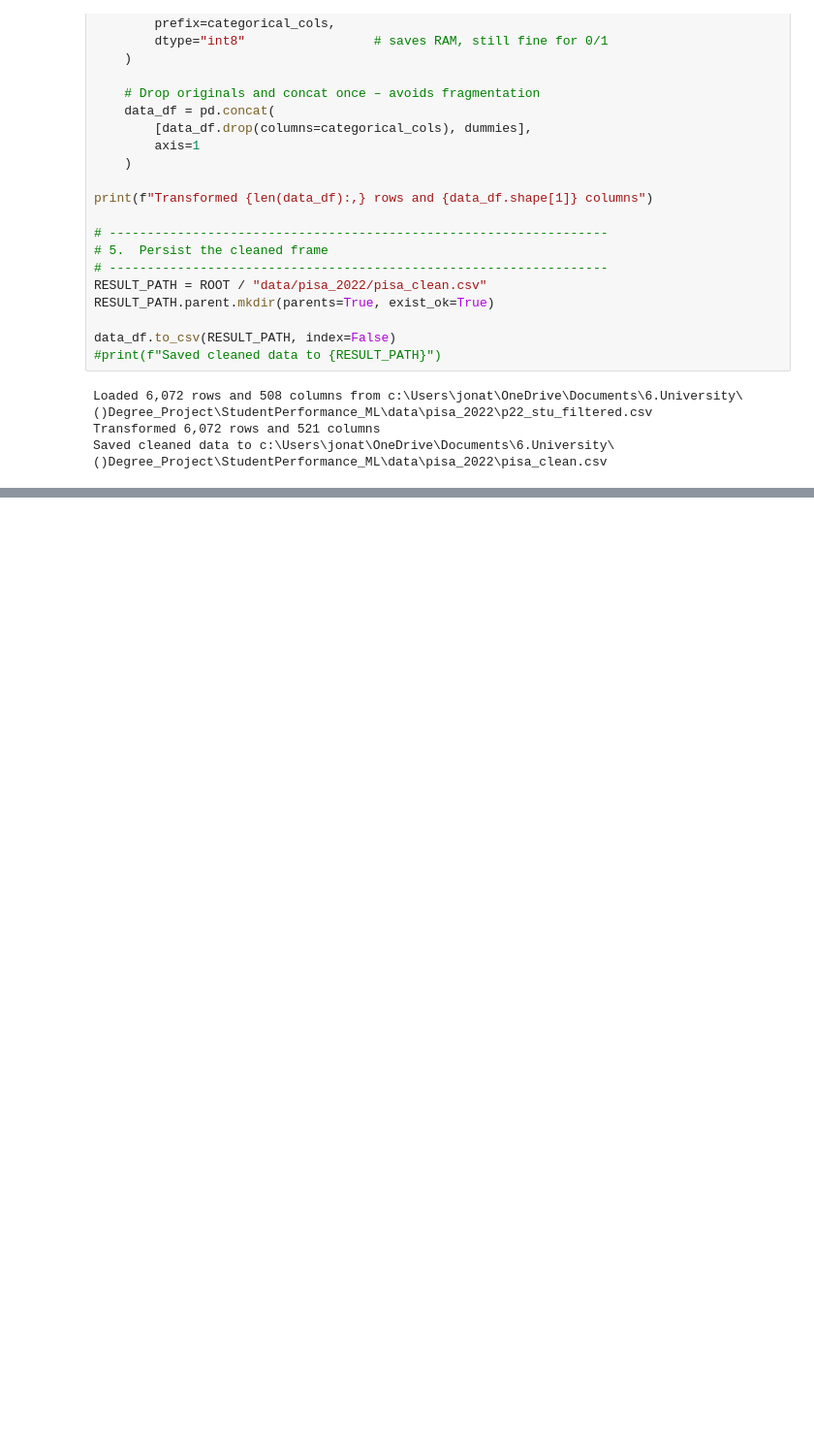
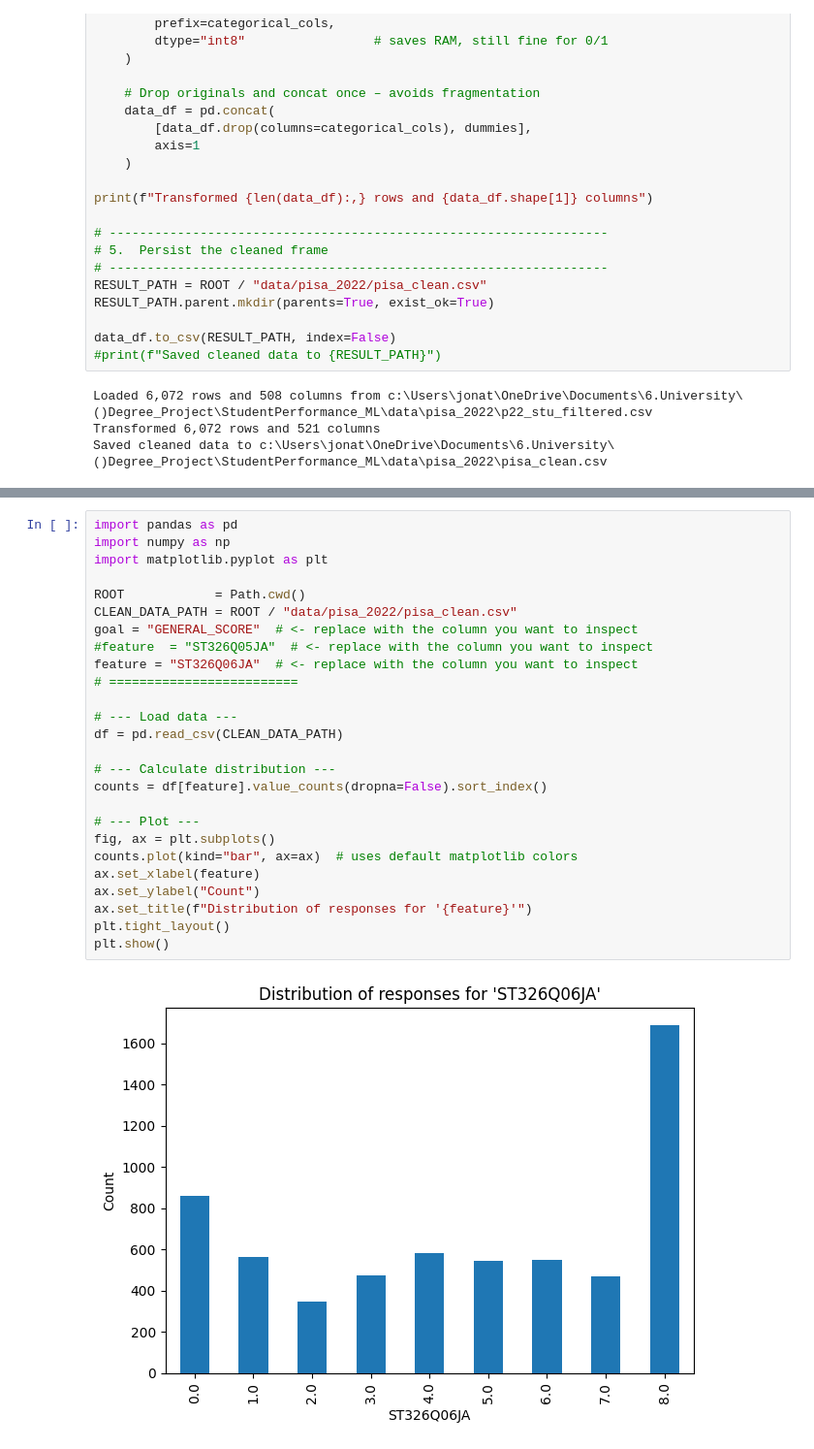
Before and after one commit to Jonelix/StudentPerformance_ML, a Jupyter notebook: pisa_CSV.ipynb, the cells around one changed output, grey strips where cells are left out. Shown at 97% size. Drawn from its saved outputs; the diff is of its cells as text; blank space fills up the shorter version.

```diff
--- a/pisa_CSV.ipynb
+++ b/pisa_CSV.ipynb
@@ -113,0 +182,28 @@ Saved cleaned data to c:\Users\jonat\OneDrive\Documents\6.University\()Degree_Pr
+# %%
+import pandas as pd
+import numpy as np
+import matplotlib.pyplot as plt
+
+ROOT            = Path.cwd()
+CLEAN_DATA_PATH = ROOT / "data/pisa_2022/pisa_clean.csv"
+goal = "GENERAL_SCORE"  # <- replace with the column you want to inspect
+#feature  = "ST326Q05JA"  # <- replace with the column you want to inspect
+feature = "ST326Q06JA"  # <- replace with the column you want to inspect
+# =========================
+
+# --- Load data ---
+df = pd.read_csv(CLEAN_DATA_PATH)
+
+# --- Calculate distribution ---
+counts = df[feature].value_counts(dropna=False).sort_index()
+
+# --- Plot ---
+fig, ax = plt.subplots()
+counts.plot(kind="bar", ax=ax)  # uses default matplotlib colors
+ax.set_xlabel(feature)
+ax.set_ylabel("Count")
+ax.set_title(f"Distribution of responses for '{feature}'")
+plt.tight_layout()
+plt.show()
+# %% [output]
+[figure, added]
```
Also changed, not shown: parts of 5 cells of this notebook, 5 other files.
